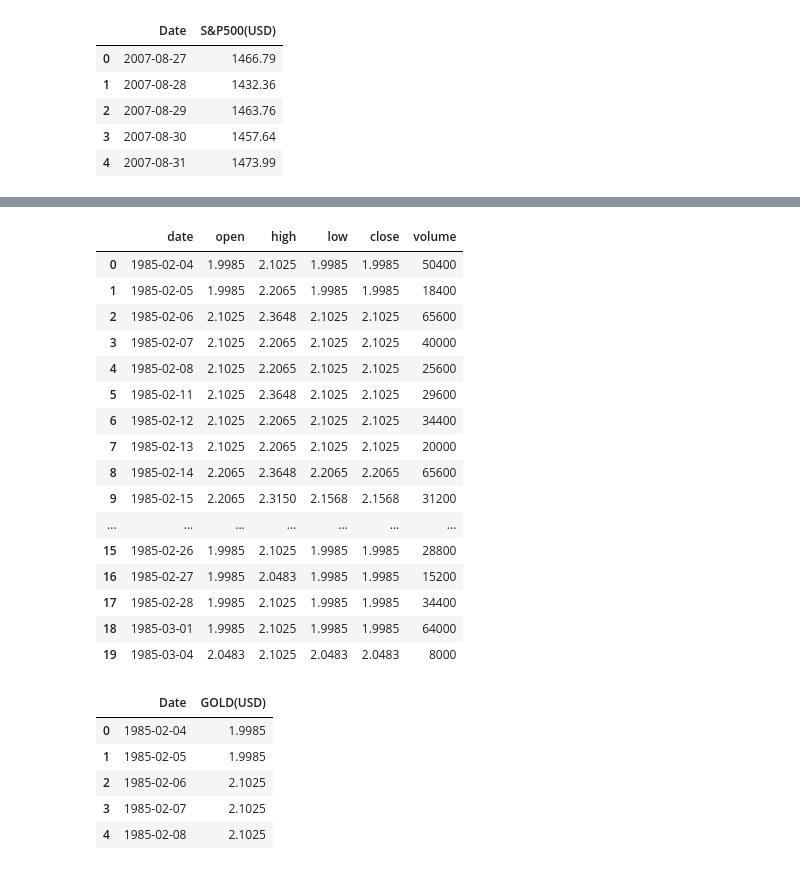
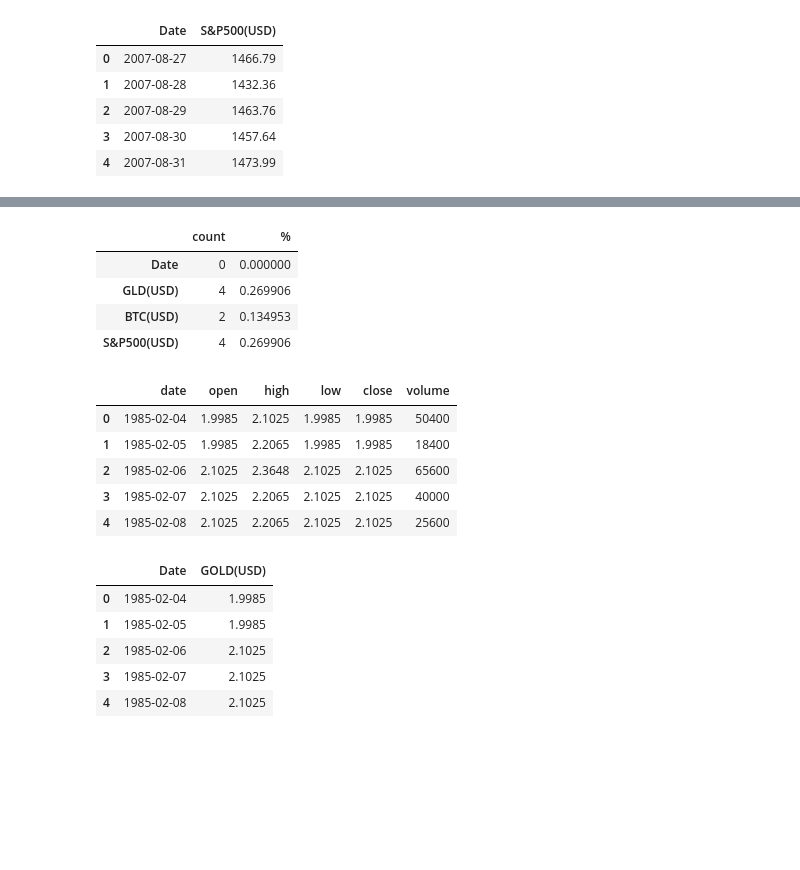
Before and after one commit to Shane-McCallum/ARIMAX-Gold-and-S-P500-Time-Series, a Jupyter notebook: PART 1 - Data Wrangling & Cleaning.ipynb, the cells around one changed output, grey strips where cells are left out. Drawn from its saved outputs; the diff is of its cells as text; code cells hidden in the pictures; blank space fills up the shorter version.

```diff
--- a/PART 1 - Data Wrangling & Cleaning.ipynb
+++ b/PART 1 - Data Wrangling & Cleaning.ipynb
@@ -207,27 +193,24 @@ maindf
 | 1481 | 2020-08-25 | NaN | NaN | NaN |
 1482 rows × 4 columns
+# %%
+show_na(maindf)
+# %% [output]
+|  | count | % |
+| Date | 0 | 0.000000 |
+| GLD(USD) | 4 | 0.269906 |
+| BTC(USD) | 2 | 0.134953 |
+| S&P500(USD) | 4 | 0.269906 |
 # %%
 barrick = pd.read_csv('Barrick Gold Corp 1985-2020.csv', sep=',', header=9)
 
-barrick.head(20)
+barrick.head(5)
 # %% [output]
 |  | date | open | high | low | close | volume |
 | 0 | 1985-02-04 | 1.9985 | 2.1025 | 1.9985 | 1.9985 | 50400 |
 | 1 | 1985-02-05 | 1.9985 | 2.2065 | 1.9985 | 1.9985 | 18400 |
 | 2 | 1985-02-06 | 2.1025 | 2.3648 | 2.1025 | 2.1025 | 65600 |
 | 3 | 1985-02-07 | 2.1025 | 2.2065 | 2.1025 | 2.1025 | 40000 |
 | 4 | 1985-02-08 | 2.1025 | 2.2065 | 2.1025 | 2.1025 | 25600 |
-| 5 | 1985-02-11 | 2.1025 | 2.3648 | 2.1025 | 2.1025 | 29600 |
-| 6 | 1985-02-12 | 2.1025 | 2.2065 | 2.1025 | 2.1025 | 34400 |
-| 7 | 1985-02-13 | 2.1025 | 2.2065 | 2.1025 | 2.1025 | 20000 |
-| 8 | 1985-02-14 | 2.2065 | 2.3648 | 2.2065 | 2.2065 | 65600 |
-| 9 | 1985-02-15 | 2.2065 | 2.3150 | 2.1568 | 2.1568 | 31200 |
-| ... | ... | ... | ... | ... | ... | ... |
-| 15 | 1985-02-26 | 1.9985 | 2.1025 | 1.9985 | 1.9985 | 28800 |
-| 16 | 1985-02-27 | 1.9985 | 2.0483 | 1.9985 | 1.9985 | 15200 |
-| 17 | 1985-02-28 | 1.9985 | 2.1025 | 1.9985 | 1.9985 | 34400 |
-| 18 | 1985-03-01 | 1.9985 | 2.1025 | 1.9985 | 1.9985 | 64000 |
-| 19 | 1985-03-04 | 2.0483 | 2.1025 | 2.0483 | 2.0483 | 8000 |
 # %%
 barrick['date'] = pd.to_datetime(barrick['date'])
 barrick = barrick[['date', 'close']]
```
Also changed, not shown: parts of 24 cells of this notebook, 4 other files.
